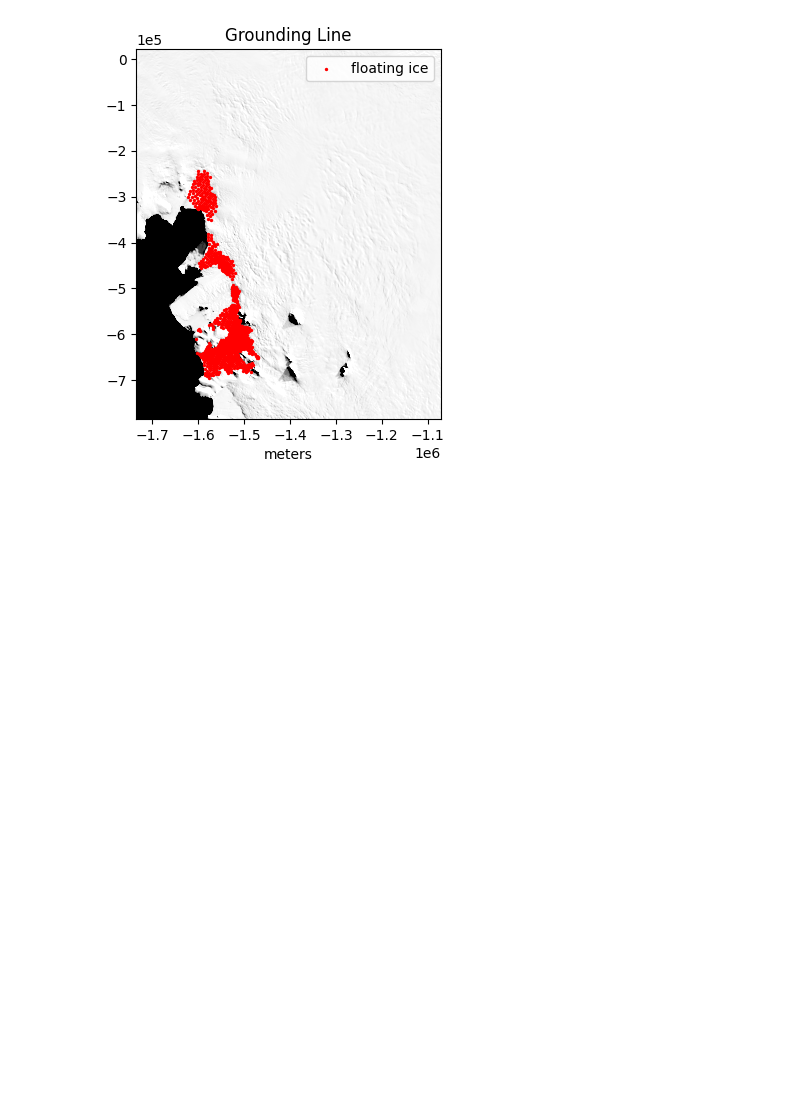
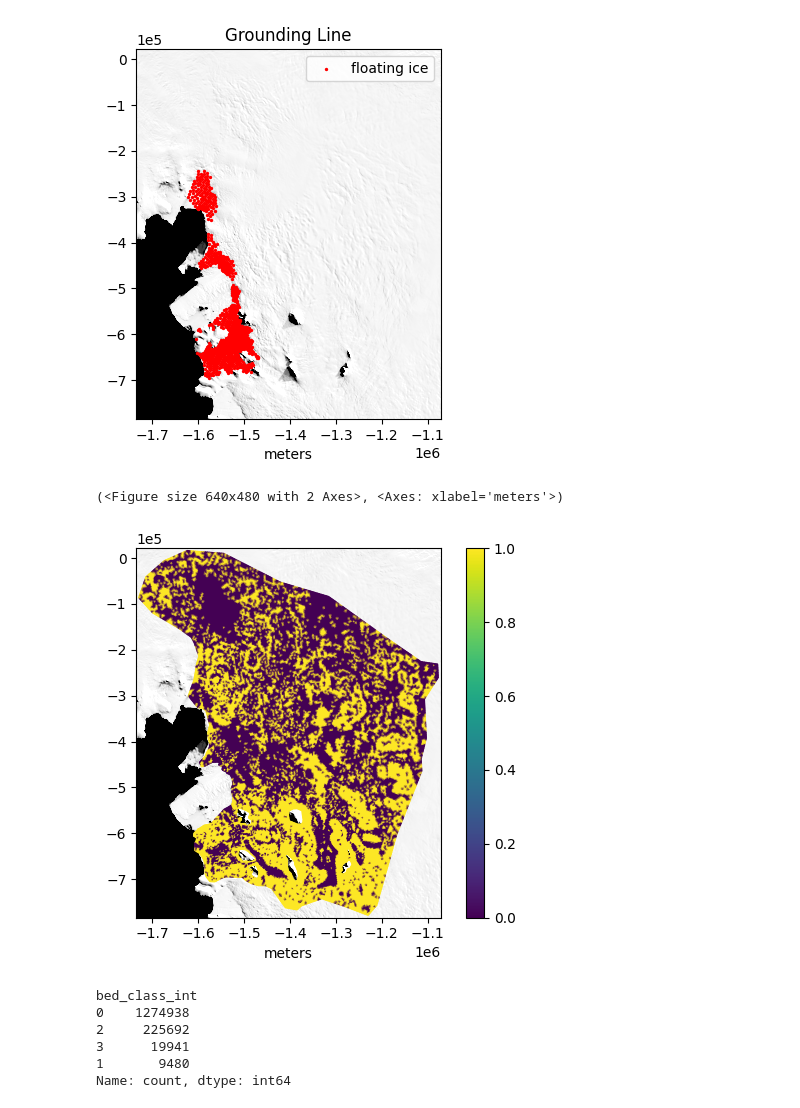
Before and after one commit to racheetmatai/icepack-inverse, a Jupyter notebook: inverse_amundsen_updated_gravity_mag_bedclass.ipynb, the cells around one changed output. Saved outputs shown, nothing was run; the diff lists cells and outputs as text; code cells hidden in the pictures; blank space fills up the shorter version.

```diff
--- a/inverse_amundsen_updated_gravity_mag_bedclass.ipynb
+++ b/inverse_amundsen_updated_gravity_mag_bedclass.ipynb
@@ -152,9 +160,39 @@ invert_amundsen.plot_grounding_line()
 # %%
 #invert_dotson.inverse_u = invert_dotson.u_initial
 invert_amundsen.inverse_u = u_optimized
+# %%
+invert_amundsen.plot_scalar_field(invert_amundsen.bed_class, vmin=0, vmax=1)
+# %% [output]
+(<Figure size 640x480 with 2 Axes>, <Axes: xlabel='meters'>)
+[figure, added]
 # %%
 #theta = invert_dotson.θ
 C = invert_amundsen.C
 # %%
 df = invert_amundsen.get_dataframe(u_optimized)
 df.to_csv('regularized_const_01C_C_only_englacial_temp_amundsen_r005_geo_12_bed_class_updated_geo.csv')
+# %%
+import numpy as np
+
+# make a copy so original df is not overwritten
+df_bed = df.copy()
+
+conds = [
+    (df_bed['bed_class'] > 0.5) & (df_bed['bed_class'] <= 1.5),
+    (df_bed['bed_class'] > 1.5) & (df_bed['bed_class'] <= 2.5),
+    (df_bed['bed_class'] > 2.5) & (df_bed['bed_class'] <= 3.5),
+]
+choices = [1, 2, 3]
+
+df_bed['bed_class_int'] = np.select(conds, choices, default=0).astype(np.int8)
+
+# quick check
+print(df_bed['bed_class_int'].value_counts(dropna=False))
+df_bed['bed_class'] = df_bed['bed_class_int']
+# %% [output]
+bed_class_int
+0    1274938
+2     225692
+3      19941
+1       9480
+Name: count, dtype: int64
```
Also changed, not shown: parts of 4 cells of this notebook.
